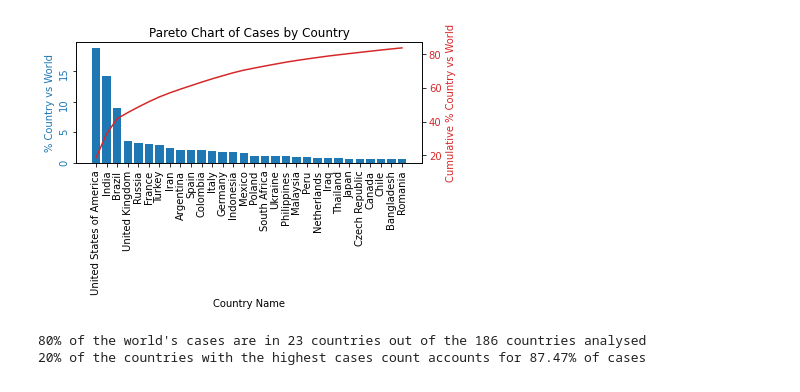
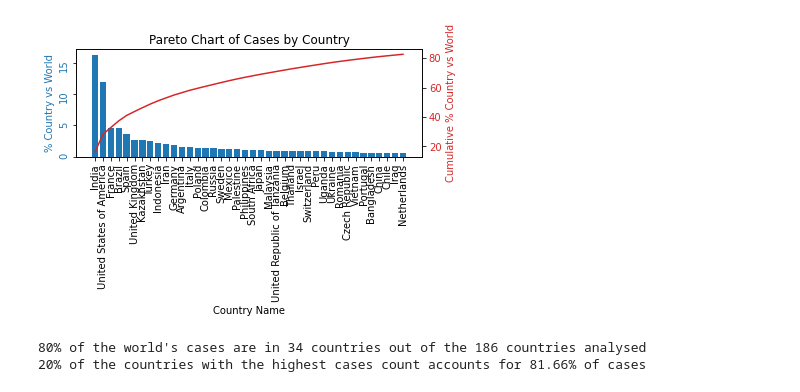
Before and after one commit to Waltontan/Project_Covid, a Jupyter notebook: Q3_Code.ipynb, the cells around one changed output. Saved outputs shown, nothing was run; the diff lists cells and outputs as text; code cells hidden in the pictures.

```diff
--- a/Q3_Code.ipynb
+++ b/Q3_Code.ipynb
@@ -227,0 +228,22 @@ fig
+# %%
+
+df_sum['new_deaths_percent'] = df_sum['new_deaths']/df_sum['new_deaths'].sum()*100
+df_sum['new_deaths_plot']=df_sum['new_deaths_percent']/df_sum['new_deaths_percent'].max()
+
+locations = df_sum['location'].values.tolist()
+plotinfo = df_sum['new_deaths_plot'].values.tolist()
+
+info=[]
+
+for country in country_list:
+    try:
+        locations.index(country)>=0
+        z = locations.index(country)
+        info.append(plotinfo[z])
+    except:
+        info.append(0)
+
+fig = gmaps.figure()
+geojson = gmaps.geojson_layer(countries,fill_color='purple', fill_opacity=info)
+fig.add_layer(geojson)
+fig
@@ -228,6 +252,6 @@ fig
 # %%
-plt_df = pd.DataFrame({'country':case_countries,
-                        'new_cases_percent':new_cases_percent
+plt_df = pd.DataFrame({'country':locations,
+                        'new_cases_percent':df_sum['new_cases_percent'].values.tolist()
                         })
 
 plt_df = plt_df.sort_values('new_cases_percent', ascending =False).reset_index()
@@ -237,49 +261,44 @@ plt_df
 plt_df ['cumulative %']=""
 cumulative = 0
 rownum = 0
+
 for index, row in plt_df.iterrows():
-    cumulative = cumulative + (row ['new_cases_percent'] *100)
+    cumulative = cumulative + (row ['new_cases_percent'])
     plt_df.loc[rownum,'cumulative %'] = cumulative
-    plt_df.loc[rownum,'new_cases_percent'] = row['new_cases_percent']*100
+    plt_df.loc[rownum,'new_cases_percent'] = row['new_cases_percent']
     rownum = rownum + 1
 
 country20 = round(plt_df.loc[int(0.2*len(plt_df['country']))]['cumulative %'],2)
-plt_df = plt_df.head(30)
+plt_df = plt_df.head(40)
+
 plt_df
 
-# plt.bar(plt_df['country'], plt_df['new_cases_percent'], color='blue', alpha=0.5, align="center")
-# plt.plot(plt_df['country'],plt_df['cumulative %'])
-
-# plt.xticks(rotation = 90)
-# plt.xlabel('Country Name')
-# plt.ylabel('% of cases in the world')
-# plt.title('Pareto Chart of Cases by Country')
 
 
 fig, ax1 = plt.subplots()
 
 color = 'tab:blue'
 ax1.set_xlabel('Country Name')
 ax1.tick_params(rotation = 90)
 ax1.set_ylabel('% Country vs World', color=color)
 ax1.bar(plt_df['country'], plt_df['new_cases_percent'], color=color)
 ax1.tick_params(axis='y', labelcolor=color)
 
 ax2 = ax1.twinx()  # instantiate a second axes that shares the same x-axis
 
 color = 'tab:red'
 ax2.set_ylabel('Cumulative % Country vs World', color=color)  # we already handled the x-label with ax1
 ax2.plot(plt_df['country'],plt_df['cumulative %'], color=color)
 ax2.tick_params(axis='y', labelcolor=color)
 
 fig.tight_layout()  # otherwise the right y-label is slightly clipped
 plt.title('Pareto Chart of Cases by Country')
 plt.show()
 
 
-print(f"80% of the world's cases are in 23 countries out of the 186 countries analysed")
+print(f"80% of the world's cases are in 34 countries out of the 186 countries analysed")
 print(f'20% of the countries with the highest cases count accounts for {country20}% of cases')
 # %% [output]
-[figure, old version]
+[figure, new version]
-80% of the world's cases are in 23 countries out of the 186 countries analysed
-20% of the countries with the highest cases count accounts for 87.47% of cases
+80% of the world's cases are in 34 countries out of the 186 countries analysed
+20% of the countries with the highest cases count accounts for 81.66% of cases
```
Also changed, not shown: parts of 23 cells of this notebook, 1 other file.
